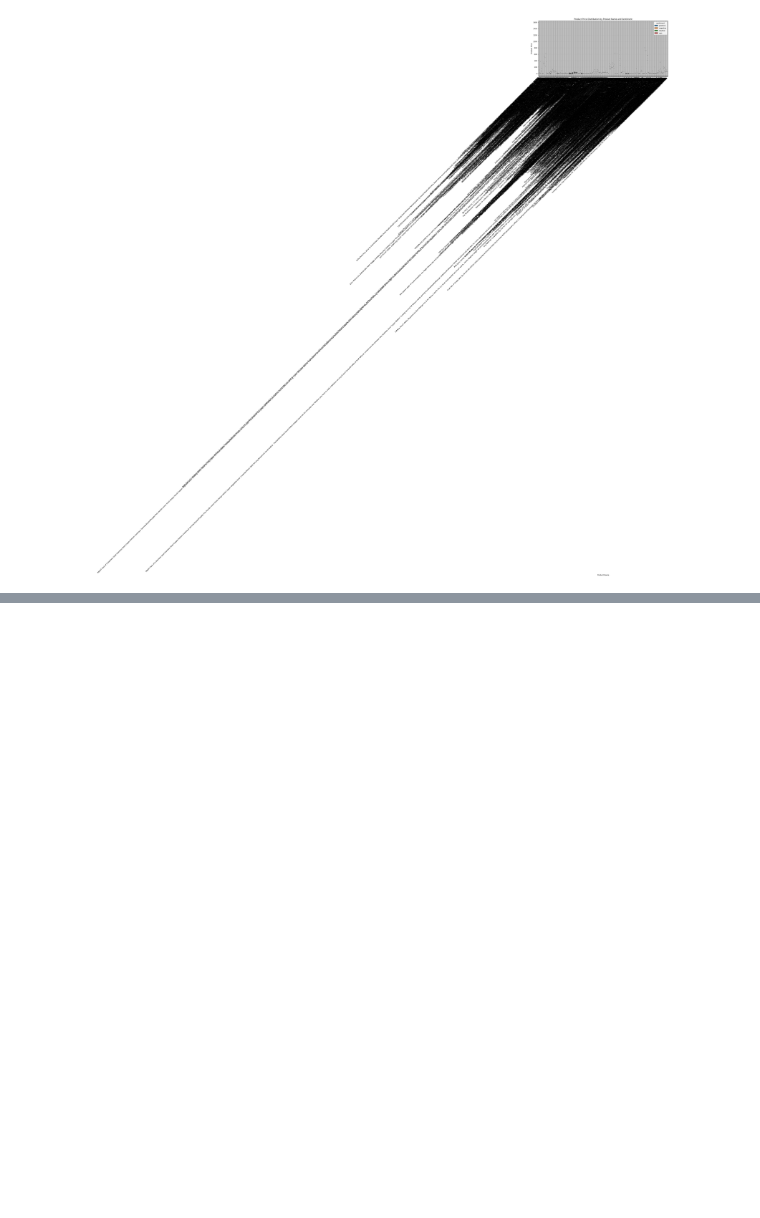
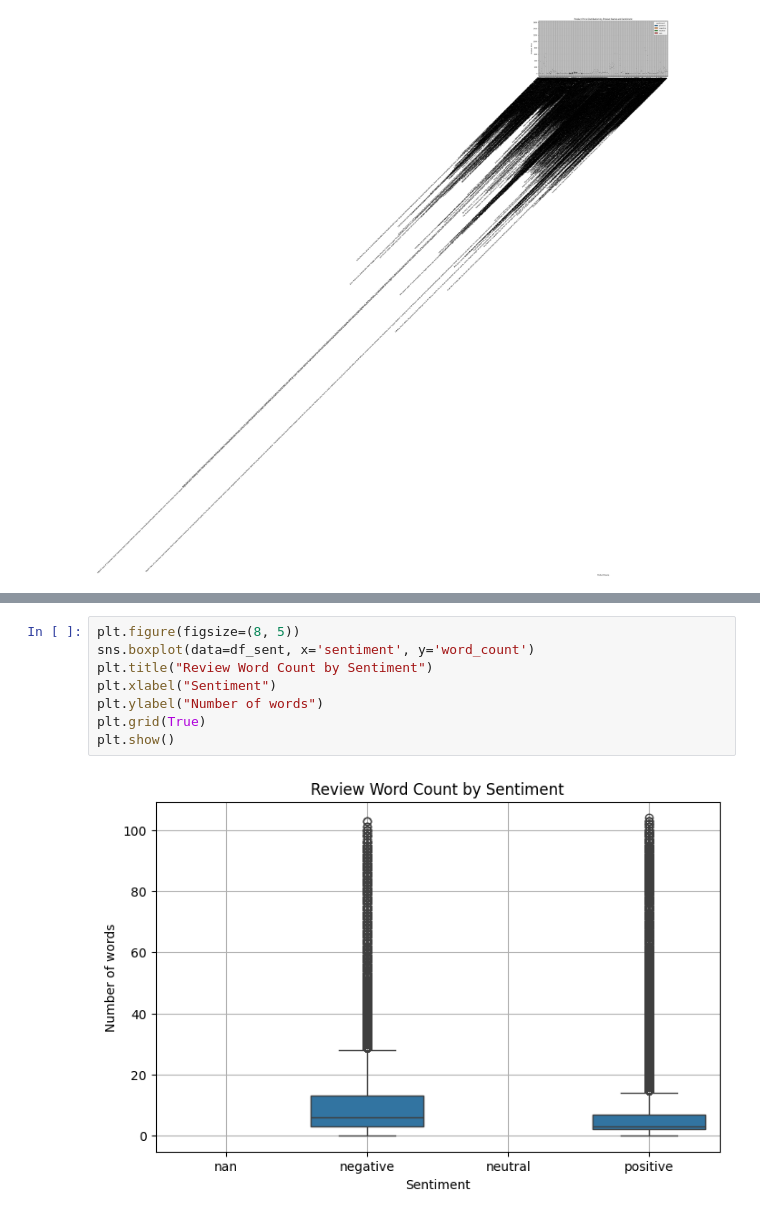
Before and after one commit to iftode/-ml-product-reviews-project, a Jupyter notebook: notebooks/product_reviews_analysis.ipynb, the cells around one changed output, grey strips where cells are left out. Drawn from its saved outputs; the diff is of its cells as text; blank space fills up the shorter version.

```diff
--- a/notebooks/product_reviews_analysis.ipynb
+++ b/notebooks/product_reviews_analysis.ipynb
@@ -389,0 +453,10 @@ plt.show()
+# %%
+plt.figure(figsize=(8, 5))
+sns.boxplot(data=df_sent, x='sentiment', y='word_count')
+plt.title("Review Word Count by Sentiment")
+plt.xlabel("Sentiment")
+plt.ylabel("Number of words")
+plt.grid(True)
+plt.show()
+# %% [output]
+[figure, added]
```
Also changed, not shown: parts of 2 cells of this notebook.
